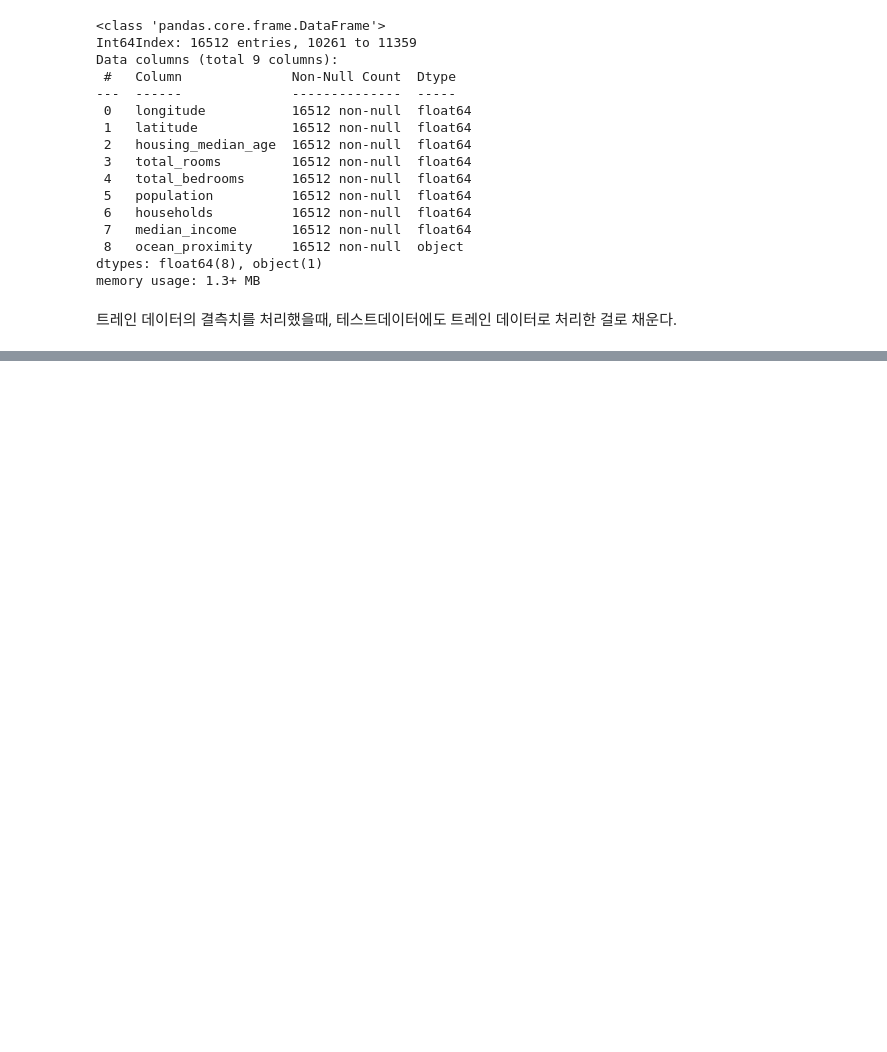
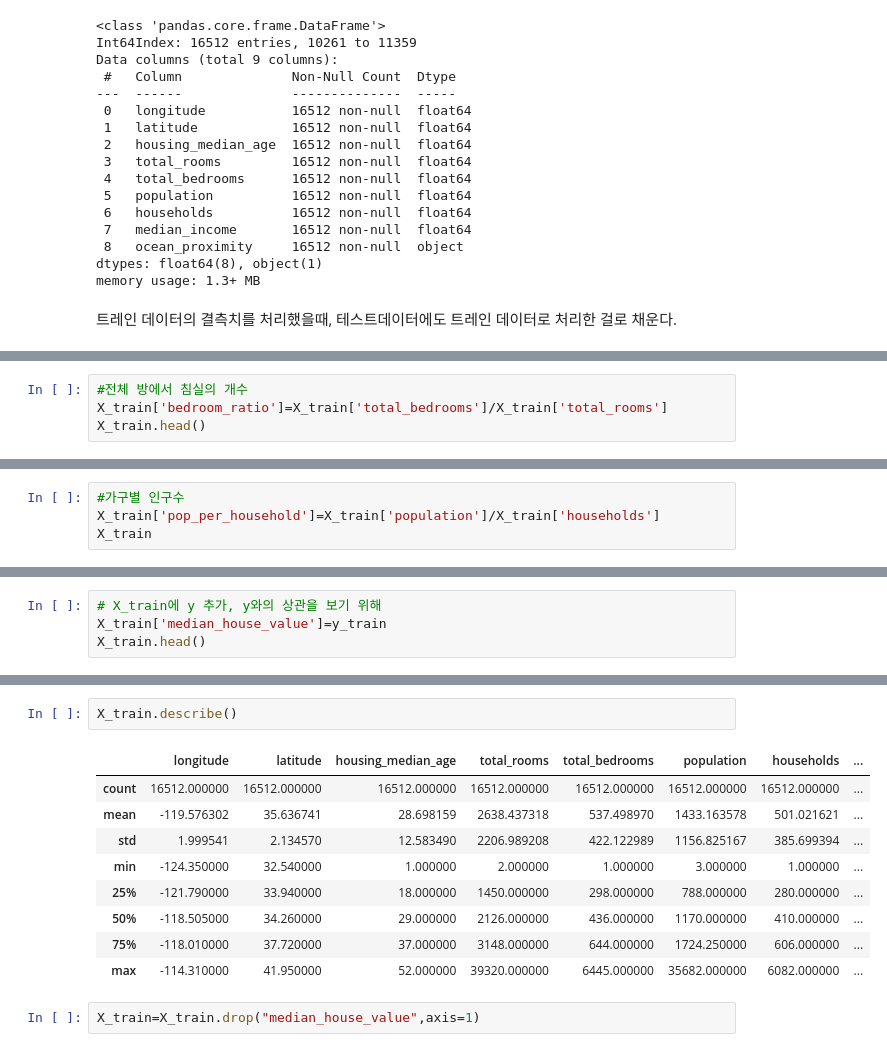
Before and after one commit to JH-lee95/Git_Practicing, a Jupyter notebook: basic_practicing/Untitled.ipynb, the cells around one changed output, grey strips where cells are left out. Cells and saved outputs as stored; diff of their text form; blank space fills up the shorter version.

```diff
--- a/basic_practicing/Untitled.ipynb
+++ b/basic_practicing/Untitled.ipynb
@@ -423,0 +478,4 @@ memory usage: 1.3+ MB
+# %%
+#전체 방에서 침실의 개수
+X_train['bedroom_ratio']=X_train['total_bedrooms']/X_train['total_rooms']
+X_train.head()
@@ -423,0 +489,4 @@ memory usage: 1.3+ MB
+# %%
+#가구별 인구수
+X_train['pop_per_household']=X_train['population']/X_train['households']
+X_train
@@ -423,0 +507,4 @@ memory usage: 1.3+ MB
+# %%
+# X_train에 y 추가, y와의 상관을 보기 위해
+X_train['median_house_value']=y_train
+X_train.head()
@@ -423,0 +541,14 @@ memory usage: 1.3+ MB
+# %%
+X_train.describe()
+# %% [output]
+|  | longitude | latitude | housing_median_age | total_rooms | total_bedrooms | population | households | ... |
+| count | 16512.000000 | 16512.000000 | 16512.000000 | 16512.000000 | 16512.000000 | 16512.000000 | 16512.000000 | ... |
+| mean | -119.576302 | 35.636741 | 28.698159 | 2638.437318 | 537.498970 | 1433.163578 | 501.021621 | ... |
+| std | 1.999541 | 2.134570 | 12.583490 | 2206.989208 | 422.122989 | 1156.825167 | 385.699394 | ... |
+| min | -124.350000 | 32.540000 | 1.000000 | 2.000000 | 1.000000 | 3.000000 | 1.000000 | ... |
+| 25% | -121.790000 | 33.940000 | 18.000000 | 1450.000000 | 298.000000 | 788.000000 | 280.000000 | ... |
+| 50% | -118.505000 | 34.260000 | 29.000000 | 2126.000000 | 436.000000 | 1170.000000 | 410.000000 | ... |
+| 75% | -118.010000 | 37.720000 | 37.000000 | 3148.000000 | 644.000000 | 1724.250000 | 606.000000 | ... |
+| max | -114.310000 | 41.950000 | 52.000000 | 39320.000000 | 6445.000000 | 35682.000000 | 6082.000000 | ... |
+# %%
+X_train=X_train.drop("median_house_value",axis=1)
```
Also changed, not shown: parts of 56 cells of this notebook.
